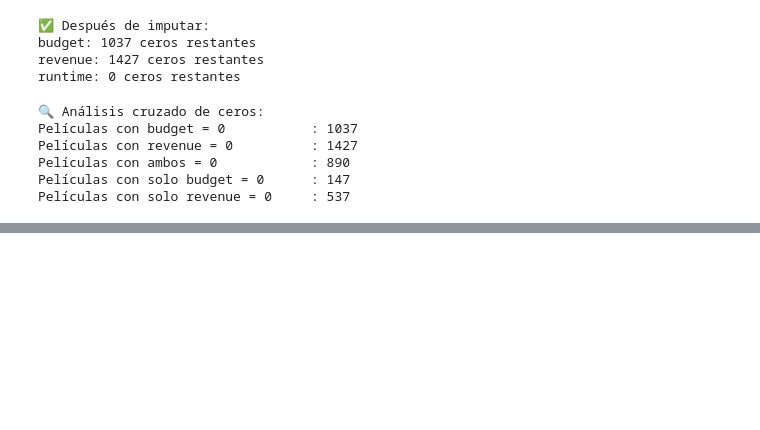
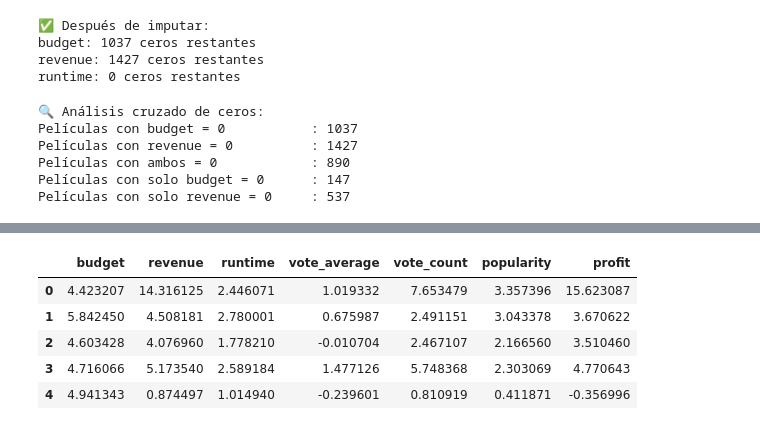
Before and after one commit to JojhanPerezArroyave/primerPoryectoInteligentes, a Jupyter notebook: primerProyecto.ipynb, the cells around one changed output, grey strips where cells are left out. Cells and saved outputs as stored; diff of their text form; code cells hidden in the pictures; blank space fills up the shorter version.

```diff
--- a/primerProyecto.ipynb
+++ b/primerProyecto.ipynb
@@ -193,3 +193,34 @@ df.head()
 | 2 | 245000000 | en | Spectre | 107.376788 | 2015-10-26 | 880674609 | 148.0 | Released | ... |
 | 3 | 250000000 | en | The Dark Knight Rises | 112.312950 | 2012-07-16 | 1084939099 | 165.0 | Released | ... |
 | 4 | 260000000 | en | John Carter | 43.926995 | 2012-03-07 | 284139100 | 132.0 | Released | ... |
+# %%
+# 💡 Franja: Escalamiento de variables numéricas con StandardScaler
+# Objetivo: Estandarizar datos numéricos para clustering y reducción de dimensionalidad
+
+from sklearn.preprocessing import StandardScaler
+
+# Variables numéricas a escalar
+variables_escaladas = ['budget', 'revenue', 'runtime', 'vote_average', 'vote_count', 'popularity', 'profit']
+
+# Filtramos solo las películas con datos válidos en presupuesto e ingresos
+df_cluster = df[(df['budget'] > 0) & (df['revenue'] > 0)].copy()
+
+# Inicializamos el escalador
+scaler = StandardScaler()
+
+# Aplicamos el escalado y guardamos en un nuevo DataFrame
+X_scaled = scaler.fit_transform(df_cluster[variables_escaladas])
+
+# Creamos un DataFrame escalado con los mismos nombres de columnas
+import pandas as pd
+df_scaled = pd.DataFrame(X_scaled, columns=variables_escaladas, index=df_cluster.index)
+
+# Verificamos resultado
+df_scaled.head()
+# %% [output]
+|  | budget | revenue | runtime | vote_average | vote_count | popularity | profit |
+| 0 | 4.423207 | 14.316125 | 2.446071 | 1.019332 | 7.653479 | 3.357396 | 15.623087 |
+| 1 | 5.842450 | 4.508181 | 2.780001 | 0.675987 | 2.491151 | 3.043378 | 3.670622 |
+| 2 | 4.603428 | 4.076960 | 1.778210 | -0.010704 | 2.467107 | 2.166560 | 3.510460 |
+| 3 | 4.716066 | 5.173540 | 2.589184 | 1.477126 | 5.748368 | 2.303069 | 4.770643 |
+| 4 | 4.941343 | 0.874497 | 1.014940 | -0.239601 | 0.810919 | 0.411871 | -0.356996 |
```
Also changed, not shown: parts of 1 cell of this notebook.
